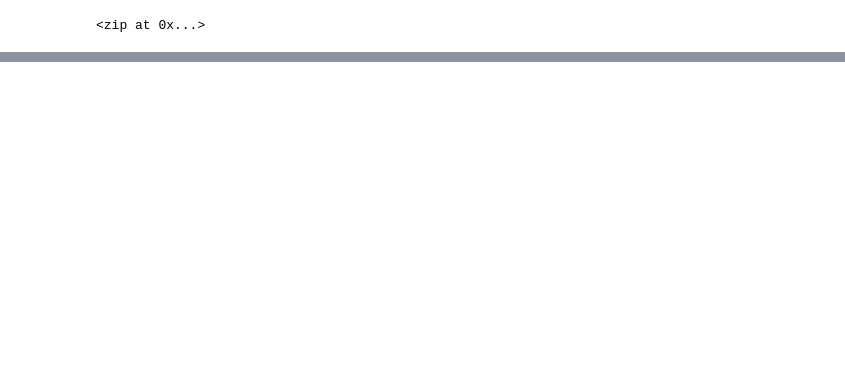
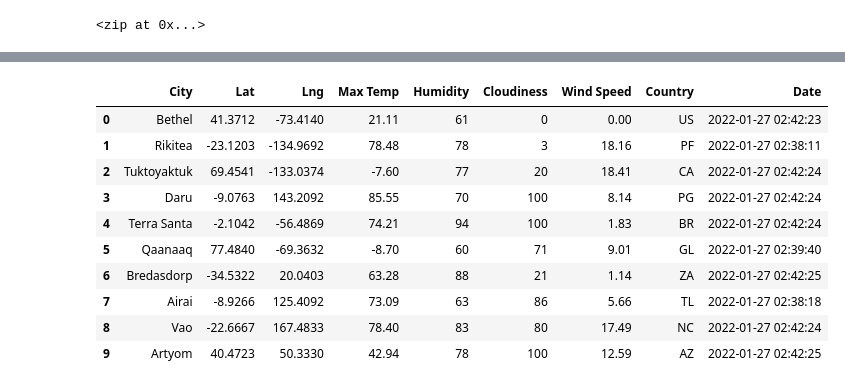
Before and after one commit to 1on1pt/World_Weather_Analysis, a Jupyter notebook: WeatherPy.ipynb, the cells around one changed output, grey strips where cells are left out. Saved outputs shown, nothing was run; the diff lists cells and outputs as text; code cells hidden in the pictures; blank space fills up the shorter version.

```diff
--- a/WeatherPy.ipynb
+++ b/WeatherPy.ipynb
@@ -7,3 +17,6 @@ from citipy import citipy
+# %%
+# Starting URL for Weather Map API Call.
+url = "http://api.openweathermap.org/data/2.5/weather?units=Imperial&APPID=" + weather_api_key
 # %%
 # Create a set of random latitude and longitude combinations.
 lats = np.random.uniform(low=-90.000, high=90.000, size=1500)
@@ -31,0 +125,16 @@ len(cities)
+# %%
+# Convert the array of dictionaries to a Pandas DataFrame.
+city_data_df = pd.DataFrame(city_data)
+city_data_df.head(10)
+# %% [output]
+|  | City | Lat | Lng | Max Temp | Humidity | Cloudiness | Wind Speed | Country | Date |
+| 0 | Bethel | 41.3712 | -73.4140 | 21.11 | 61 | 0 | 0.00 | US | 2022-01-27 02:42:23 |
+| 1 | Rikitea | -23.1203 | -134.9692 | 78.48 | 78 | 3 | 18.16 | PF | 2022-01-27 02:38:11 |
+| 2 | Tuktoyaktuk | 69.4541 | -133.0374 | -7.60 | 77 | 20 | 18.41 | CA | 2022-01-27 02:42:24 |
+| 3 | Daru | -9.0763 | 143.2092 | 85.55 | 70 | 100 | 8.14 | PG | 2022-01-27 02:42:24 |
+| 4 | Terra Santa | -2.1042 | -56.4869 | 74.21 | 94 | 100 | 1.83 | BR | 2022-01-27 02:42:24 |
+| 5 | Qaanaaq | 77.4840 | -69.3632 | -8.70 | 60 | 71 | 9.01 | GL | 2022-01-27 02:39:40 |
+| 6 | Bredasdorp | -34.5322 | 20.0403 | 63.28 | 88 | 21 | 1.14 | ZA | 2022-01-27 02:42:25 |
+| 7 | Airai | -8.9266 | 125.4092 | 73.09 | 63 | 86 | 5.66 | TL | 2022-01-27 02:38:18 |
+| 8 | Vao | -22.6667 | 167.4833 | 78.40 | 83 | 80 | 17.49 | NC | 2022-01-27 02:42:24 |
+| 9 | Artyom | 40.4723 | 50.3330 | 42.94 | 78 | 100 | 12.59 | AZ | 2022-01-27 02:42:25 |
```
Also changed, not shown: parts of 5 cells of this notebook, 1 other file.
